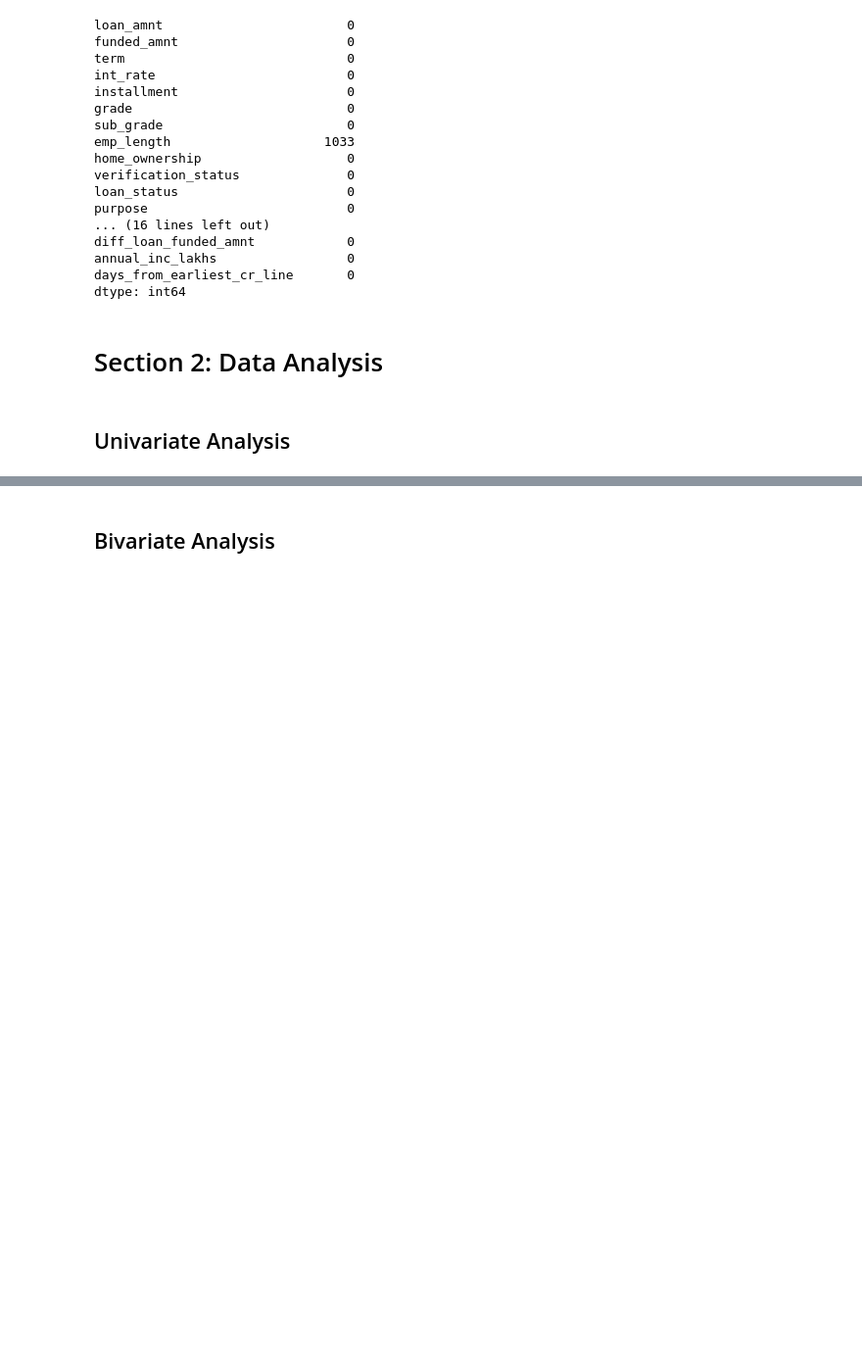
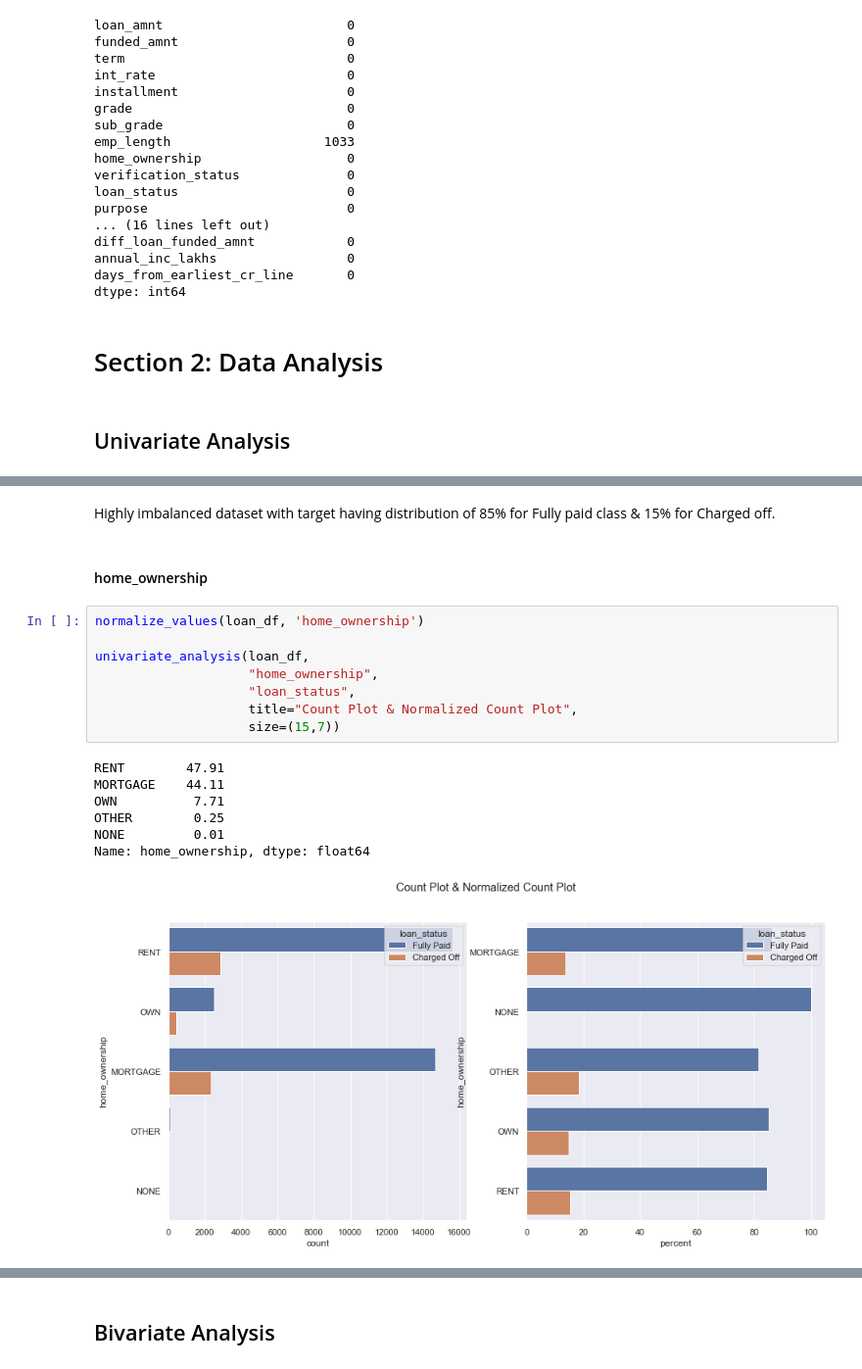
Before and after one commit to G-Slient/fraud_detection, a Jupyter notebook: Lending Club - Case Study.ipynb, the cells around one changed output, grey strips where cells are left out. Shown at 98% size. Drawn from its saved outputs; the diff is of its cells as text; blank space fills up the shorter version.

```diff
--- a/Lending Club - Case Study.ipynb
+++ b/Lending Club - Case Study.ipynb
@@ -449,0 +523,20 @@ dtype: int64
+# %% [markdown]
+Highly imbalanced dataset with target having distribution of 85% for Fully paid class & 15% for Charged off.
+# %% [markdown]
+#### home_ownership
+# %%
+normalize_values(loan_df, 'home_ownership')
+
+univariate_analysis(loan_df,
+                    "home_ownership",
+                    "loan_status",
+                    title="Count Plot & Normalized Count Plot",
+                    size=(15,7))
+# %% [output]
+RENT        47.91
+MORTGAGE    44.11
+OWN          7.71
+OTHER        0.25
+NONE         0.01
+Name: home_ownership, dtype: float64
+[figure, added]
```
Also changed, not shown: parts of 85 cells of this notebook.
